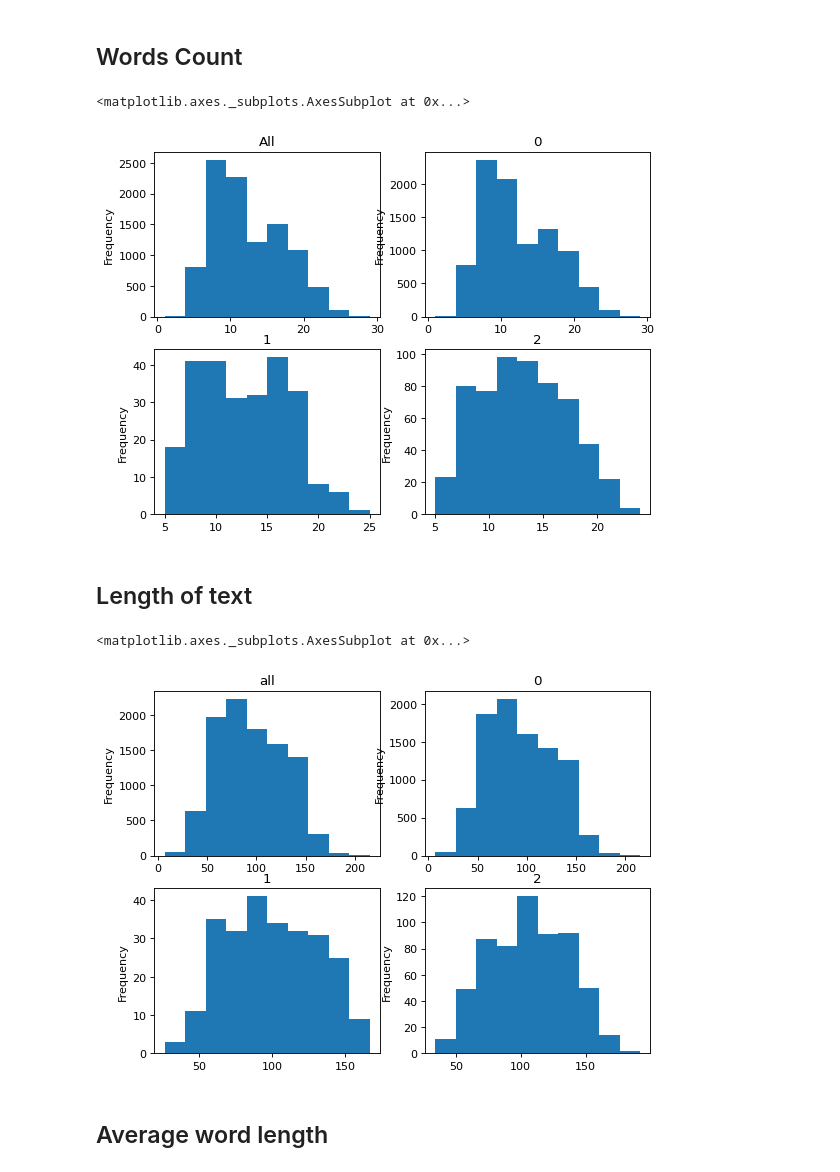
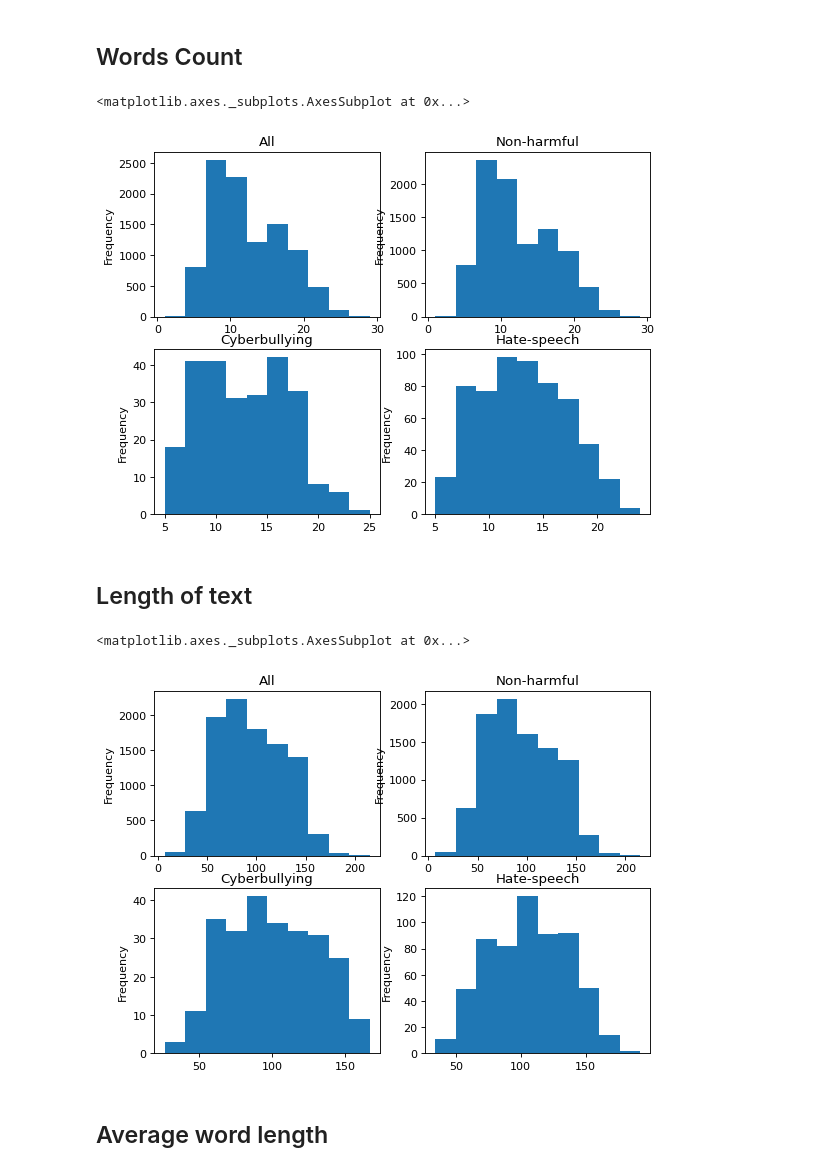
Before and after one commit to grant-TraDA/NLP-2022L, a Jupyter notebook: projects/team_4/NLPHateSpeech.ipynb, the cells around one changed output. Drawn from its saved outputs; the diff is of its cells as text; code cells hidden in the pictures.

```diff
--- a/projects/team_4/NLPHateSpeech.ipynb
+++ b/projects/team_4/NLPHateSpeech.ipynb
@@ -72,29 +57,31 @@ figure(figsize=(8, 6), dpi=80)
 plt.subplot(2,2,1)
 df['Text'].apply(lambda x: len(x.split())).plot.hist(by=['Tag'], title = "All")
 plt.subplot(2,2,2)
-df[df.Tag == 0]['Text'].apply(lambda x: len(x.split())).plot.hist(by=['Tag'], title = "0")
+df[df.Tag == 0]['Text'].apply(lambda x: len(x.split())).plot.hist(by=['Tag'], title = "Non-harmful")
 plt.subplot(2,2,3)
-df[df.Tag == 1]['Text'].apply(lambda x: len(x.split())).plot.hist(by=['Tag'], title = "1")
+df[df.Tag == 1]['Text'].apply(lambda x: len(x.split())).plot.hist(by=['Tag'], title = "Cyberbullying")
 plt.subplot(2,2,4)
-df[df.Tag == 2]['Text'].apply(lambda x: len(x.split())).plot.hist(by=['Tag'], title = "2")
+df[df.Tag == 2]['Text'].apply(lambda x: len(x.split())).plot.hist(by=['Tag'], title = "Hate-speech")
+plt.tight_layout()
 # %% [output]
 <matplotlib.axes._subplots.AxesSubplot at 0x...>
-[figure, old version]
+[figure, new version]
 # %% [markdown]
 ## Length of text
 # %%
 figure(figsize=(8, 6), dpi=80)
 plt.subplot(2,2,1)
-df['Text'].str.len().plot.hist(title = "all")
+df['Text'].str.len().plot.hist(title = "All")
 plt.subplot(2,2,2)
-df[df.Tag == 0]['Text'].str.len().plot.hist(title = "0")
+df[df.Tag == 0]['Text'].str.len().plot.hist(title = "Non-harmful")
 plt.subplot(2,2,3)
-df[df.Tag == 1]['Text'].str.len().plot.hist(title = "1")
+df[df.Tag == 1]['Text'].str.len().plot.hist(title = "Cyberbullying")
 plt.subplot(2,2,4)
-df[df.Tag == 2]['Text'].str.len().plot.hist(title = "2")
+df[df.Tag == 2]['Text'].str.len().plot.hist(title = "Hate-speech")
+plt.tight_layout()
 # %% [output]
 <matplotlib.axes._subplots.AxesSubplot at 0x...>
-[figure, old version]
+[figure, new version]
 # %% [markdown]
 ## Average word length
 # %%
```
Also changed, not shown: parts of 13 cells of this notebook, 1 other file.
